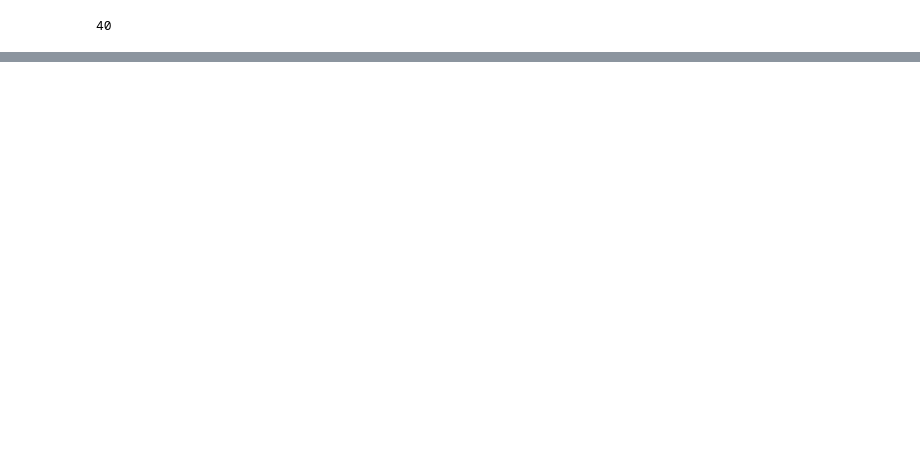
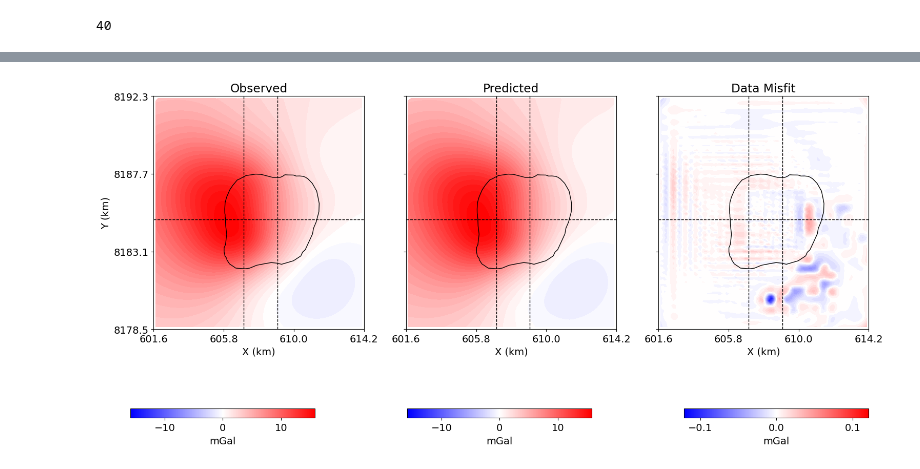
Before and after one commit to Souza-junior/Gravity_CS, a Jupyter notebook: code/CS_inversion_distance_weighted.ipynb, the cells around one changed output, grey strips where cells are left out. Cells and saved outputs as stored; diff of their text form; code cells hidden in the pictures; blank space fills up the shorter version.

```diff
--- a/code/CS_inversion_distance_weighted.ipynb
+++ b/code/CS_inversion_distance_weighted.ipynb
@@ -707,0 +715,66 @@ tensor_mesh.closest_points_index
+# %%
+# Observed data | Predicted data | Data misfit
+data_array = np.c_[dobs, dpred, dobs - dpred]
+
+fig, ax1 = plt.subplots(1, 3, figsize=(18, 9), sharey=True)  # Added sharey=True here
+plot_title = ["Observed", "Predicted", rf"Data Misfit"]
+plot_units = ["mGal", "mGal", "mGal"]
+
+norm = [None] * 3
+cbar = [None] * 3
+cplot = [None] * 3
+v_lim = [np.max(np.abs(dobs)), np.max(np.abs(dobs)), np.max(np.abs(dobs - dpred))]
+
+for ii in range(3):
+    norm[ii] = mpl.colors.Normalize(vmin=-v_lim[ii], vmax=v_lim[ii])
+    cplot[ii] = plot2Ddata(
+        receiver_list[0].locations,
+        data_array[:, ii],
+        ax=ax1[ii],
+        ncontour=30,
+        contourOpts={"cmap": "bwr", "norm": norm[ii]},
+    )
+    ax1[ii].set_title(plot_title[ii])
+    ax1[ii].set_xlabel("X (km)")  # Atualizado para km
+    geology.plot(ax=ax1[ii], edgecolor="black", facecolor="none")
+    ax1[ii].set_aspect('equal')
+
+    if ii == 0:
+        ax1[ii].set_ylabel("Y (km)")  # Atualizado para km
+    else:
+        ax1[ii].set_yticks([])
+
+    # Adicionando as linhas dos perfis
+    ax1[ii].hlines(8185 * 1000, receiver_locations_km[:, 0].min(), receiver_locations_km[:, 0].max(),
+                   colors="black", linestyles="dashed", linewidth=1)  # Linha horizontal (perfil Y)
+
+    ax1[ii].vlines(607 * 1000, receiver_locations_km[:, 1].min(), receiver_locations_km[:, 1].max(),
+                   colors="black", linestyles="dashed", linewidth=1)  # Primeira linha vertical (perfil X)
+
+    ax1[ii].vlines(609 * 1000, receiver_locations_km[:, 1].min(), receiver_locations_km[:, 1].max(),
+                   colors="black", linestyles="dashed", linewidth=1)  # Segunda linha vertical (perfil X)
+
+    # Definir os limites dos eixos com base no modelo
+    x_min, x_max = receiver_locations_km[:, 0].min(), receiver_locations_km[:, 0].max()
+    y_min, y_max = receiver_locations_km[:, 1].min(), receiver_locations_km[:, 1].max()
+
+    # Criar os ticks dentro dos limites do modelo
+    x_ticks = np.linspace(x_min, x_max, num=4)  # Ajuste 'num' conforme necessário
+    y_ticks = np.linspace(y_min, y_max, num=4)
+
+    # Ajustar os ticks e rótulos no formato de km
+    ax1[ii].set_xticks(x_ticks)
+    ax1[ii].set_xticklabels([f"{tick / 1000:.1f}" for tick in x_ticks])
+    ax1[ii].set_yticks(y_ticks)
+    ax1[ii].set_yticklabels([f"{tick / 1000:.1f}" for tick in y_ticks])
+
+    ax2 = fig.add_axes([0.3 * ii + 0.1, 0.05, 0.2, 0.02])
+    cbar[ii] = mpl.colorbar.ColorbarBase(
+        ax2, norm=norm[ii], orientation="horizontal", cmap=mpl.cm.bwr
+    )
+    cbar[ii].ax.locator_params(nbins=3)
+    cbar[ii].set_label(plot_units[ii], labelpad=5)
+
+plt.show()
+# %% [output]
+[figure, added]
```
Also changed, not shown: parts of 12 cells of this notebook, 2 other files.
